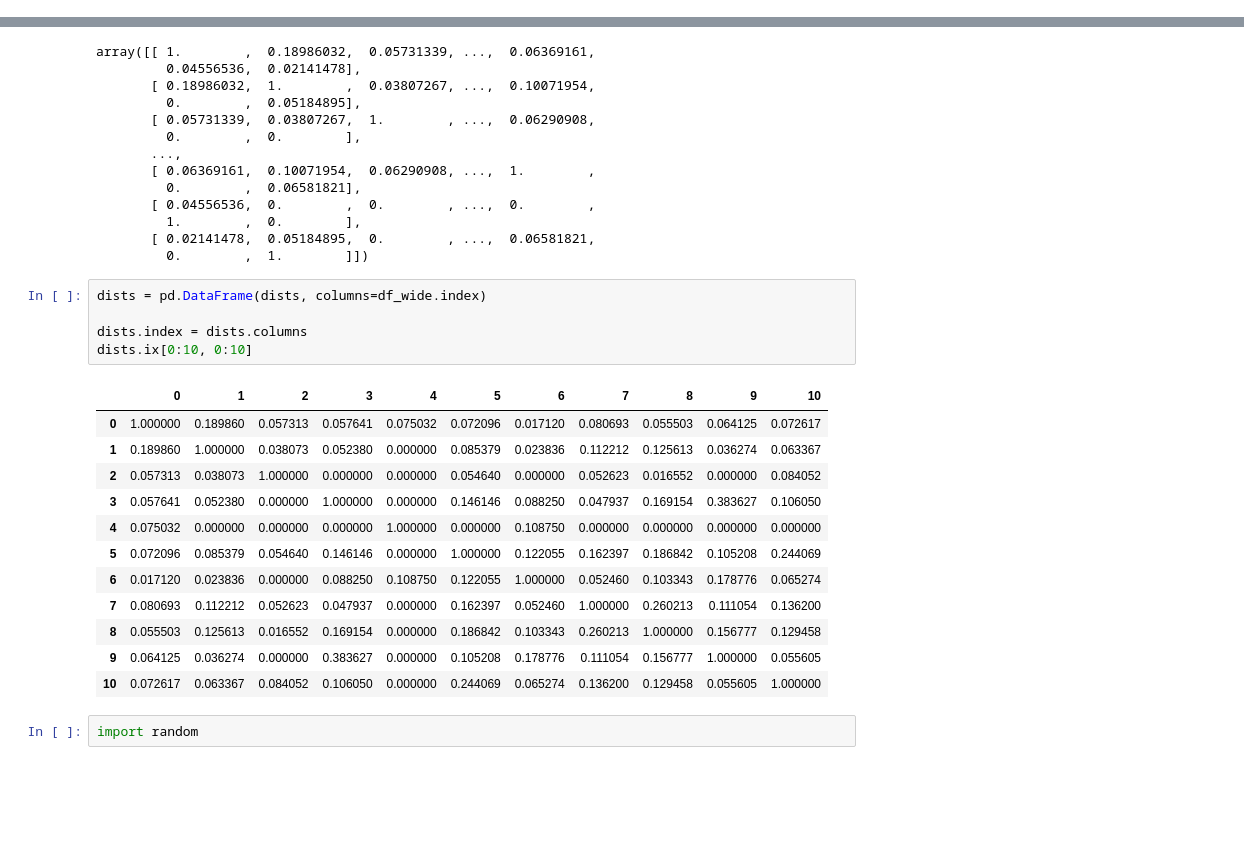
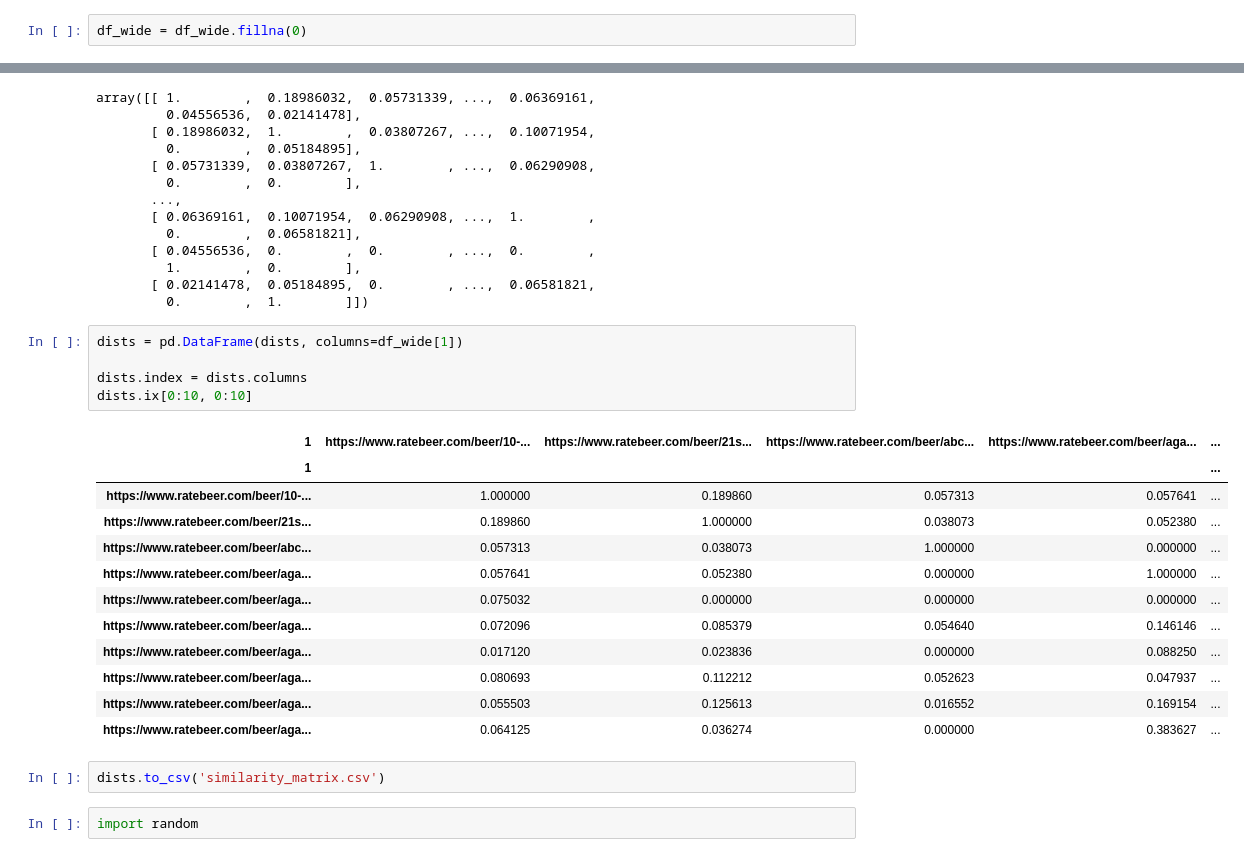
Before and after one commit to n-bangs/Fletcher, a Jupyter notebook: books/recommender_ratebeer_url_names.ipynb, the cells around one changed output, grey strips where cells are left out. Drawn from its saved outputs; the diff is of its cells as text; blank space fills up the shorter version.

```diff
--- a/books/recommender_ratebeer_url_names.ipynb
+++ b/books/recommender_ratebeer_url_names.ipynb
@@ -86,6 +97,8 @@ df_wide[df_wide[1]=='https://www.ratebeer.com/beer/abc-brewing-henrik-imperial-a
 df_wide = df_wide.reset_index()
 # %%
 del df_wide['level_0']
+# %%
+df_wide = df_wide.fillna(0)
 # %%
 df_wide.head()
 # %% [output]
@@ -125,23 +138,25 @@ array([[ 1.        ,  0.18986032,  0.05731339, ...,  0.06369161,
        [ 0.02141478,  0.05184895,  0.        , ...,  0.06581821,
          0.        ,  1.        ]])
 # %%
-dists = pd.DataFrame(dists, columns=df_wide.index)
+dists = pd.DataFrame(dists, columns=df_wide[1])
 
 dists.index = dists.columns
 dists.ix[0:10, 0:10]
 # %% [output]
-|  | 0 | 1 | 2 | 3 | 4 | 5 | 6 | 7 | 8 | 9 | 10 |
-| 0 | 1.000000 | 0.189860 | 0.057313 | 0.057641 | 0.075032 | 0.072096 | 0.017120 | 0.080693 | 0.055503 | 0.064125 | 0.072617 |
-| 1 | 0.189860 | 1.000000 | 0.038073 | 0.052380 | 0.000000 | 0.085379 | 0.023836 | 0.112212 | 0.125613 | 0.036274 | 0.063367 |
-| 2 | 0.057313 | 0.038073 | 1.000000 | 0.000000 | 0.000000 | 0.054640 | 0.000000 | 0.052623 | 0.016552 | 0.000000 | 0.084052 |
-| 3 | 0.057641 | 0.052380 | 0.000000 | 1.000000 | 0.000000 | 0.146146 | 0.088250 | 0.047937 | 0.169154 | 0.383627 | 0.106050 |
-| 4 | 0.075032 | 0.000000 | 0.000000 | 0.000000 | 1.000000 | 0.000000 | 0.108750 | 0.000000 | 0.000000 | 0.000000 | 0.000000 |
-| 5 | 0.072096 | 0.085379 | 0.054640 | 0.146146 | 0.000000 | 1.000000 | 0.122055 | 0.162397 | 0.186842 | 0.105208 | 0.244069 |
-| 6 | 0.017120 | 0.023836 | 0.000000 | 0.088250 | 0.108750 | 0.122055 | 1.000000 | 0.052460 | 0.103343 | 0.178776 | 0.065274 |
-| 7 | 0.080693 | 0.112212 | 0.052623 | 0.047937 | 0.000000 | 0.162397 | 0.052460 | 1.000000 | 0.260213 | 0.111054 | 0.136200 |
-| 8 | 0.055503 | 0.125613 | 0.016552 | 0.169154 | 0.000000 | 0.186842 | 0.103343 | 0.260213 | 1.000000 | 0.156777 | 0.129458 |
-| 9 | 0.064125 | 0.036274 | 0.000000 | 0.383627 | 0.000000 | 0.105208 | 0.178776 | 0.111054 | 0.156777 | 1.000000 | 0.055605 |
-| 10 | 0.072617 | 0.063367 | 0.084052 | 0.106050 | 0.000000 | 0.244069 | 0.065274 | 0.136200 | 0.129458 | 0.055605 | 1.000000 |
+| 1 | https://www.ratebeer.com/beer/10-... | https://www.ratebeer.com/beer/21s... | https://www.ratebeer.com/beer/abc... | https://www.ratebeer.com/beer/aga... | ... |
+| 1 |  |  |  |  | ... |
+| https://www.ratebeer.com/beer/10-... | 1.000000 | 0.189860 | 0.057313 | 0.057641 | ... |
+| https://www.ratebeer.com/beer/21s... | 0.189860 | 1.000000 | 0.038073 | 0.052380 | ... |
+| https://www.ratebeer.com/beer/abc... | 0.057313 | 0.038073 | 1.000000 | 0.000000 | ... |
+| https://www.ratebeer.com/beer/aga... | 0.057641 | 0.052380 | 0.000000 | 1.000000 | ... |
+| https://www.ratebeer.com/beer/aga... | 0.075032 | 0.000000 | 0.000000 | 0.000000 | ... |
+| https://www.ratebeer.com/beer/aga... | 0.072096 | 0.085379 | 0.054640 | 0.146146 | ... |
+| https://www.ratebeer.com/beer/aga... | 0.017120 | 0.023836 | 0.000000 | 0.088250 | ... |
+| https://www.ratebeer.com/beer/aga... | 0.080693 | 0.112212 | 0.052623 | 0.047937 | ... |
+| https://www.ratebeer.com/beer/aga... | 0.055503 | 0.125613 | 0.016552 | 0.169154 | ... |
+| https://www.ratebeer.com/beer/aga... | 0.064125 | 0.036274 | 0.000000 | 0.383627 | ... |
+# %%
+dists.to_csv('similarity_matrix.csv')
 # %%
 import random
 # %%
```
Also changed, not shown: parts of 8 cells of this notebook, 4 other files.
